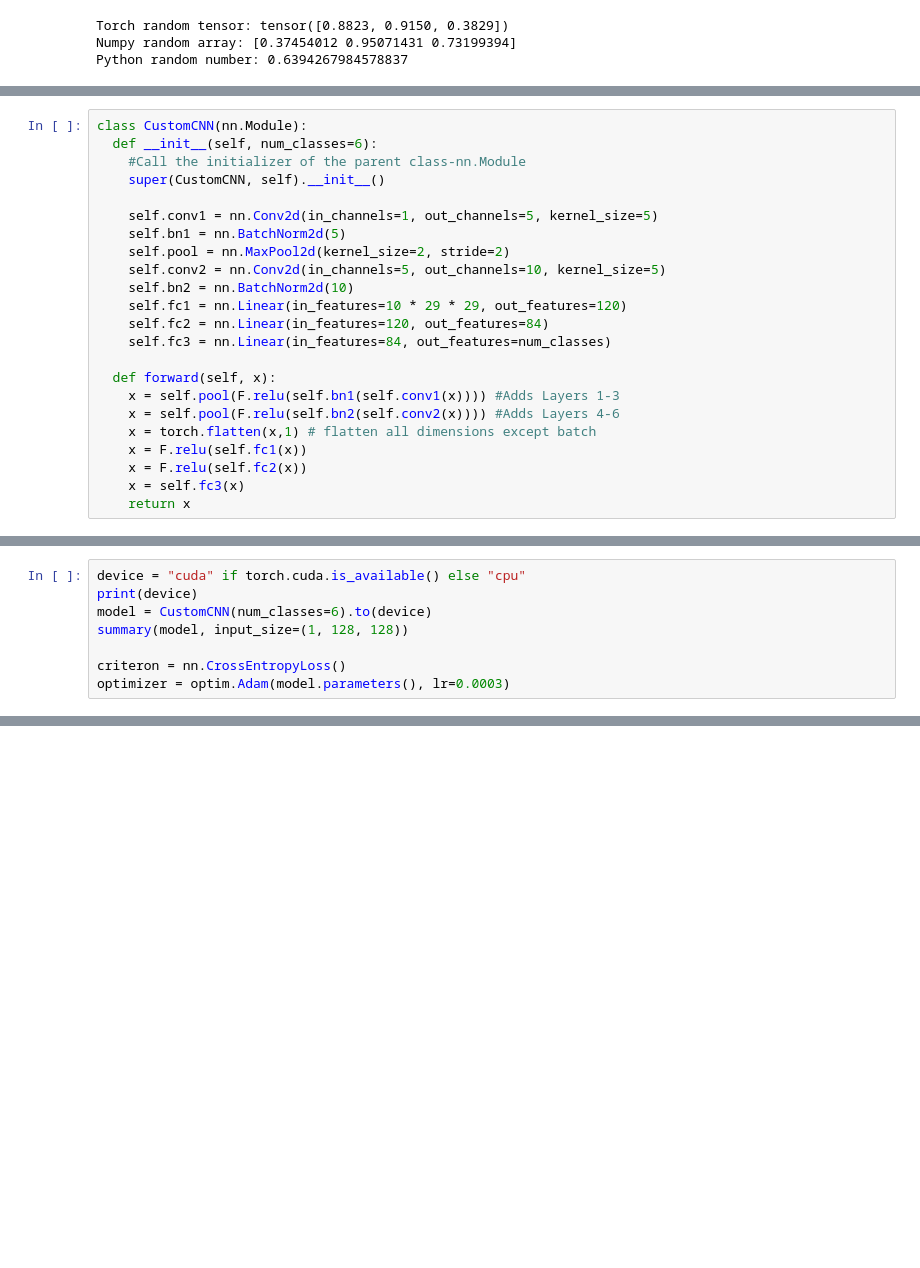
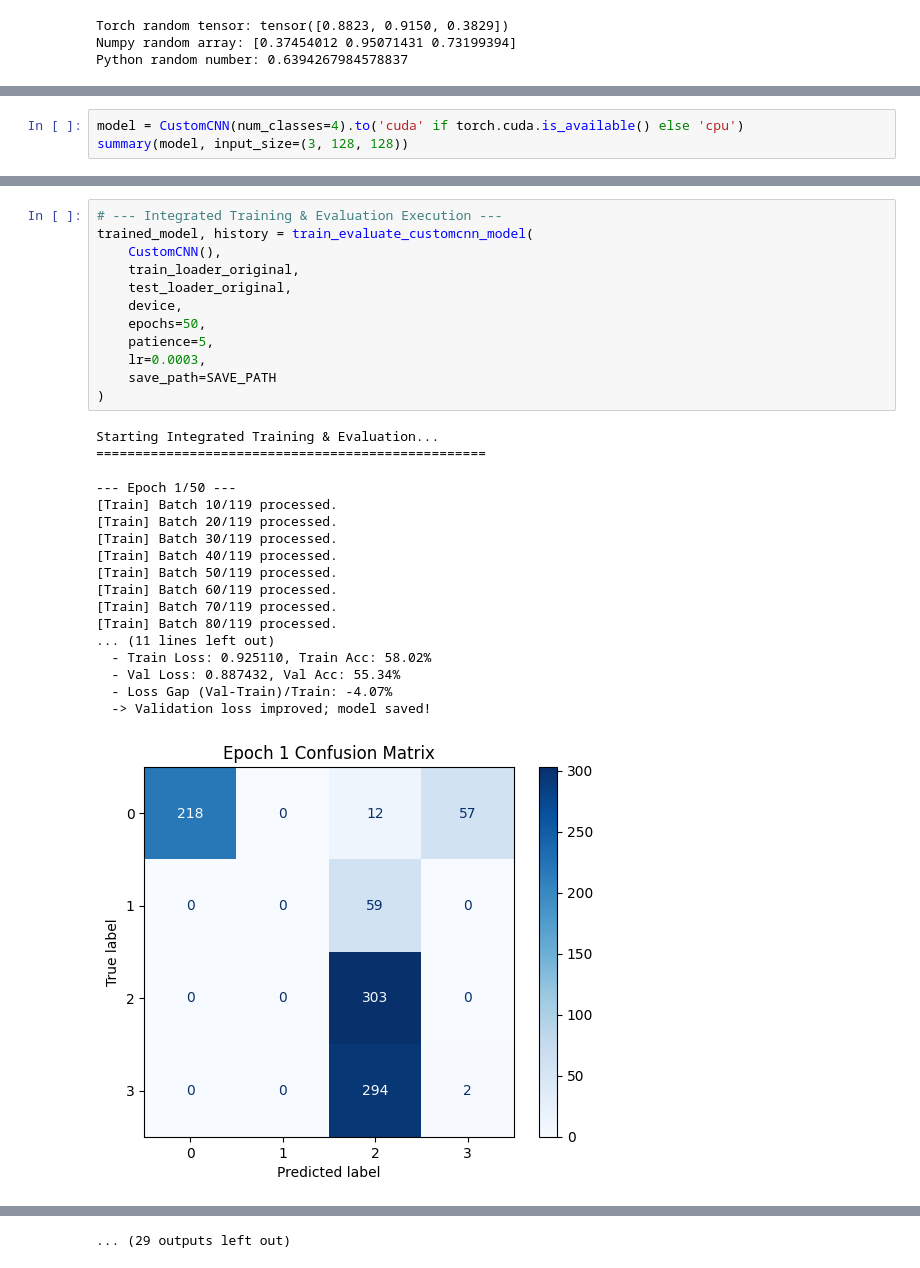
Before and after one commit to dkang1630/Conductor_Image_Classification, a Jupyter notebook: CNN_Coductor_Classification_Model.ipynb, the cells around one changed output, grey strips where cells are left out. Cells and saved outputs as stored; diff of their text form; blank space fills up the shorter version.

```diff
--- a/CNN_Coductor_Classification_Model.ipynb
+++ b/CNN_Coductor_Classification_Model.ipynb
@@ -160,23 +190,0 @@ Class 'Minor_Abrasion': 130
-# %%
-class CustomCNN(nn.Module):
-  def __init__(self, num_classes=6):
-    #Call the initializer of the parent class-nn.Module
-    super(CustomCNN, self).__init__()
-
-    self.conv1 = nn.Conv2d(in_channels=1, out_channels=5, kernel_size=5)
-    self.bn1 = nn.BatchNorm2d(5)
-    self.pool = nn.MaxPool2d(kernel_size=2, stride=2)
-    self.conv2 = nn.Conv2d(in_channels=5, out_channels=10, kernel_size=5)
-    self.bn2 = nn.BatchNorm2d(10)
-    self.fc1 = nn.Linear(in_features=10 * 29 * 29, out_features=120)
-    self.fc2 = nn.Linear(in_features=120, out_features=84)
-    self.fc3 = nn.Linear(in_features=84, out_features=num_classes)
-
-  def forward(self, x):
-    x = self.pool(F.relu(self.bn1(self.conv1(x)))) #Adds Layers 1-3
-    x = self.pool(F.relu(self.bn2(self.conv2(x)))) #Adds Layers 4-6
-    x = torch.flatten(x,1) # flatten all dimensions except batch
-    x = F.relu(self.fc1(x))
-    x = F.relu(self.fc2(x))
-    x = self.fc3(x)
-    return x
@@ -183,9 +368,4 @@ class CustomCNN(nn.Module):
 # %%
-device = "cuda" if torch.cuda.is_available() else "cpu"
-print(device)
-model = CustomCNN(num_classes=6).to(device)
-summary(model, input_size=(1, 128, 128))
-
-criteron = nn.CrossEntropyLoss()
-optimizer = optim.Adam(model.parameters(), lr=0.0003)
+model = CustomCNN(num_classes=4).to('cuda' if torch.cuda.is_available() else 'cpu')
+summary(model, input_size=(3, 128, 128))
 # %% [output]
@@ -368,0 +389,31 @@ CNN Predicted:    Abrasion      Abrasion        Abrasion        Corrosion
+# %%
+# --- Integrated Training & Evaluation Execution ---
+trained_model, history = train_evaluate_customcnn_model(
+    CustomCNN(),
+    train_loader_original,
+    test_loader_original,
+    device,
+    epochs=50,
+    patience=5,
+    lr=0.0003,
+    save_path=SAVE_PATH
+)
+# %% [output]
+Starting Integrated Training & Evaluation...
+==================================================
+
+--- Epoch 1/50 ---
+[Train] Batch 10/119 processed.
+[Train] Batch 20/119 processed.
+[Train] Batch 30/119 processed.
+[Train] Batch 40/119 processed.
+[Train] Batch 50/119 processed.
+[Train] Batch 60/119 processed.
+[Train] Batch 70/119 processed.
+[Train] Batch 80/119 processed.
+... (11 lines left out)
+  - Train Loss: 0.925110, Train Acc: 58.02%
+  - Val Loss: 0.887432, Val Acc: 55.34%
+  - Loss Gap (Val-Train)/Train: -4.07%
+  -> Validation loss improved; model saved!
+[figure, added]
@@ -368,0 +510 @@ CNN Predicted:    Abrasion      Abrasion        Abrasion        Corrosion
+... (29 outputs left out)
```
Also changed, not shown: parts of 22 cells of this notebook.
